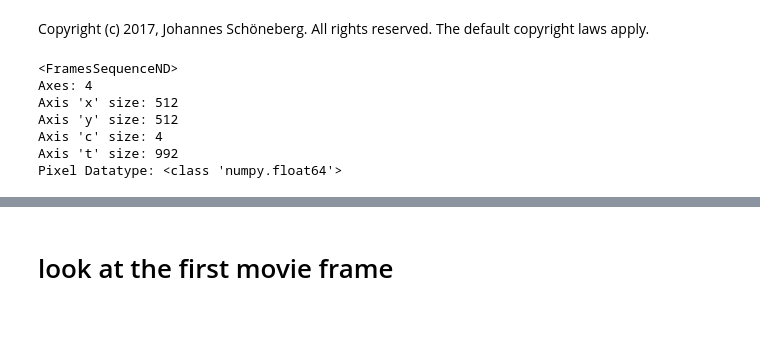
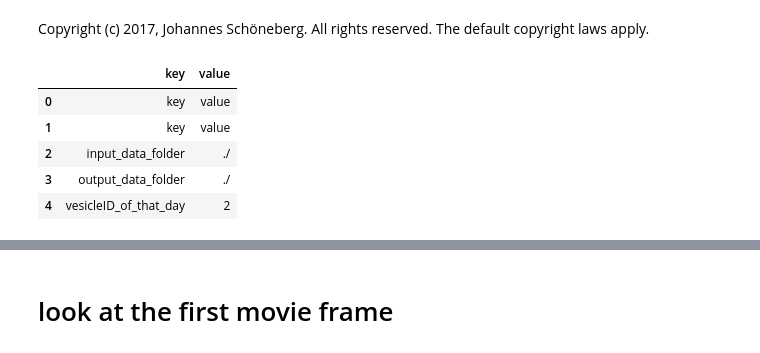
Before and after one commit to JohSchoeneberg/Confleezers, a Jupyter notebook: confleezers_data_analysis/tube__0_processMovieFile.ipynb, the cells around one changed output, grey strips where cells are left out. Cells and saved outputs as stored; diff of their text form; code cells hidden in the pictures; blank space fills up the shorter version.

```diff
--- a/confleezers_data_analysis/tube__0_processMovieFile.ipynb
+++ b/confleezers_data_analysis/tube__0_processMovieFile.ipynb
@@ -16,19 +24,16 @@ import json
-# %%
-
-moviePath = '/Volumes/Samsung_T3b/science/confleezers/2018-06-22/vesiclemovie_0.nd2'
-outputPathForIndividualChannels = '/Users/johannesschoeneberg/Desktop/PostDoc/hurley_lab/pulling_confleezers_dataSharing_local/2018-06-22_radius_calibration/'
-
-
-#moviePath = '/Users/johannesschoeneberg/Desktop/PostDoc/hurley_lab/pulling_confleezers_dataSharing_local/2018-06-05_movie1/movie_raw.nd2'
-#outputPathForIndividualChannels = '/Users/johannesschoeneberg/Desktop/PostDoc/hurley_lab/pulling_confleezers_dataSharing_local/2018-06-05_movie1/'
-
-movie =  ND2Reader(moviePath)
-print(movie)
-# %% [output]
-<FramesSequenceND>
-Axes: 4
-Axis 'x' size: 512
-Axis 'y' size: 512
-Axis 'c' size: 4
-Axis 't' size: 992
-Pixel Datatype: <class 'numpy.float64'>
+# %%
+path = '/Users/johannesschoeneberg/Dropbox/ESCRT_data_sharing/m7_2018-06-13_v2/'
+
+inputParameters = pd.read_csv(path+'_info.csv',names=['key','value'])
+
+inputDataFolder = inproc.getInputParameter(inputParameters,"input_data_folder")
+
+
+inputParameters[0:5]
+# %% [output]
+|  | key | value |
+| 0 | key | value |
+| 1 | key | value |
+| 2 | input_data_folder | ./ |
+| 3 | output_data_folder | ./ |
+| 4 | vesicleID_of_that_day | 2 |
```
Also changed, not shown: parts of 10 cells of this notebook.
